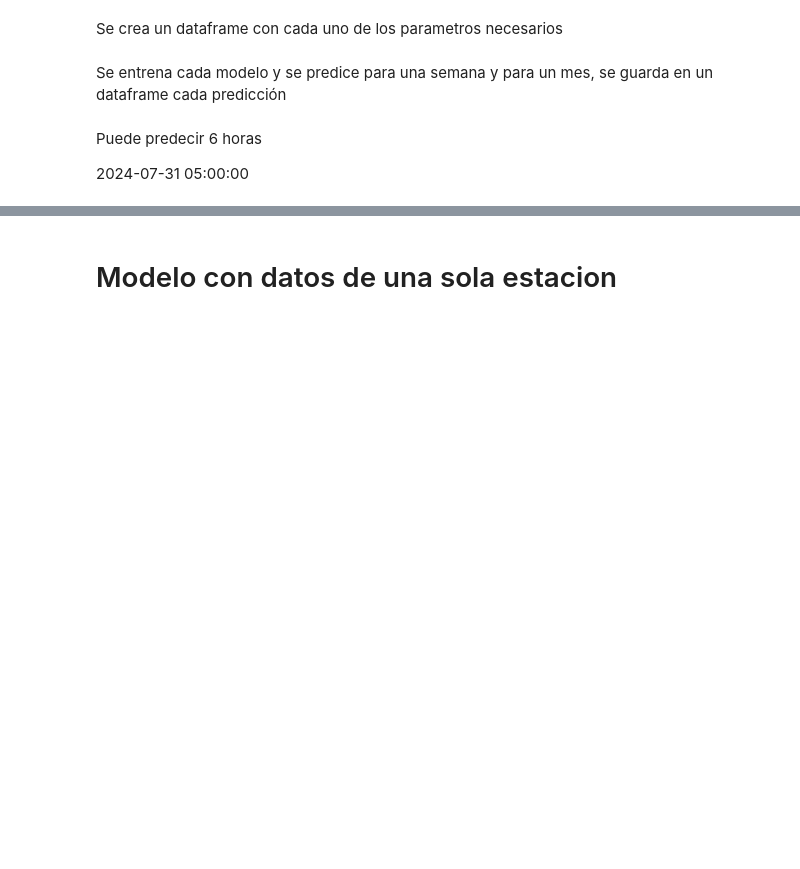
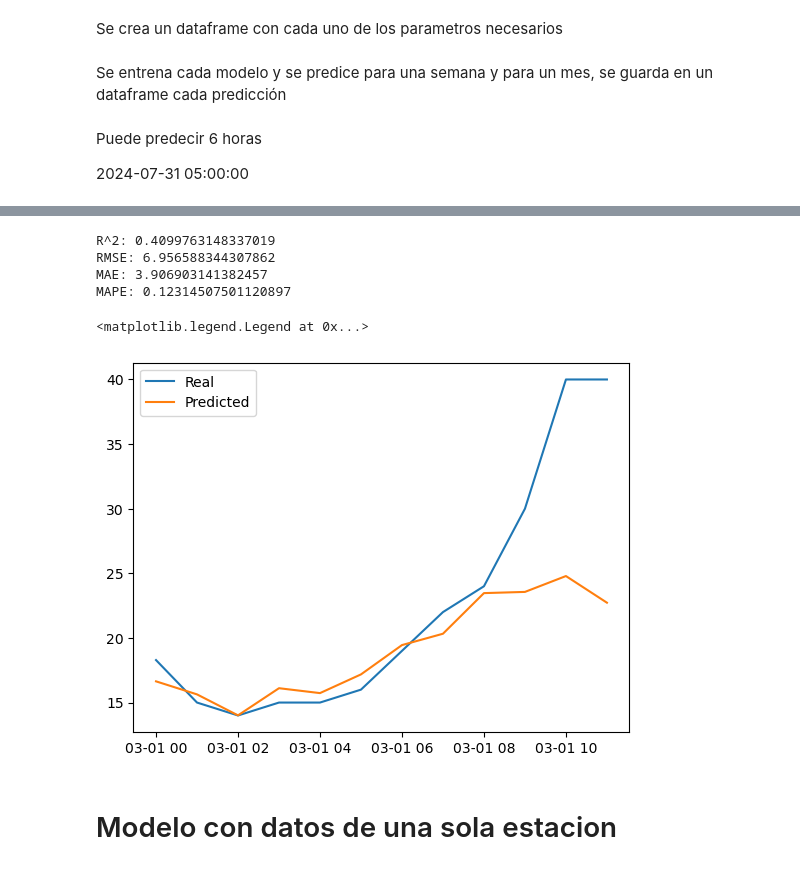
Before and after one commit to Huesoro/Multivariate_Analysis, a Jupyter notebook: Histgradientboosting.ipynb, the cells around one changed output, grey strips where cells are left out. Saved outputs shown, nothing was run; the diff lists cells and outputs as text; code cells hidden in the pictures; blank space fills up the shorter version.

```diff
--- a/Histgradientboosting.ipynb
+++ b/Histgradientboosting.ipynb
@@ -56,8 +77,8 @@ x = df.filter(regex=("SURESTE(?! 2| 3)")).columns
 # %%
 # Split data into train-validation-test
 # ======================================================================================
-end_train = '2024-02-29'
-end_val = '2024-07-30'
+end_train = '2024-02-29 23:00:00'
+end_val = '2024-07-30 23:00:00'
 
 data_train = df.loc[:end_train, :].copy()
 data_val   = df.loc[end_train:end_val, :].copy()
@@ -214,13 +239,13 @@ for region in regions:
 forecaster = ForecasterAutoregMultiVariate(
                 regressor          = LGBMRegressor(random_state=123, verbose=-1),
                 level              = 'SURESTE PM2.5 (UG/M3)', #Hay que hacer que cambie de SURESTE a SURESTE 2, 3 y cada region tiene sus propios numeros
-                lags               = 21,
-                steps              = 6,
+                lags               = 14,
+                steps              = 12,
                 transformer_series = StandardScaler(),
                 transformer_exog   = None,
                 weight_func        = None,
-                n_jobs             = 'auto',
+                n_jobs             = 'auto'
 
             )
 
-forecaster.fit(series=data_train.filter(regex=("SURESTE")))
+forecaster.fit(series=data_train.filter(regex=("SURESTE")), exog=exog_train)
@@ -229,3 +252,5 @@ predictions = forecaster.predict(steps=6, last_window=data_val.filter(regex=("SU
+# %%
+predictions = forecaster.predict(steps=12,exog=exog_val.loc["2024-03-01 00:00:00":])
 # %% [markdown]
 Puede predecir 6 horas
 
@@ -238,19 +286,27 @@ data_test.filter(regex=("SURESTE PM2.5")).loc["2024-07-31"].head(6)
 # %%
 # Get the R^2, RMSE, MAE and MAPE
-r2 = r2_score(data_test.filter(regex=("SURESTE PM2.5")).loc["2024-07-31"].head(6), predictions)
-rmse = mean_squared_error(data_test.filter(regex=("SURESTE PM2.5")).loc["2024-07-31"].head(6), predictions, squared=False)
-mae = mean_absolute_error(data_test.filter(regex=("SURESTE PM2.5")).loc["2024-07-31"].head(6), predictions)
-mape = mean_absolute_percentage_error(data_test.filter(regex=("SURESTE PM2.5")).loc["2024-07-31"].head(6), predictions)
+r2 = r2_score(data_val.filter(regex=("SURESTE PM2.5")).loc["2024-03-01"].head(12), predictions)
+rmse = mean_squared_error(data_val.filter(regex=("SURESTE PM2.5")).loc["2024-03-01"].head(12), predictions, squared=False)
+mae = mean_absolute_error(data_val.filter(regex=("SURESTE PM2.5")).loc["2024-03-01"].head(12), predictions)
+mape = mean_absolute_percentage_error(data_val.filter(regex=("SURESTE PM2.5")).loc["2024-03-01"].head(12), predictions)
 
 print(f"R^2: {r2}")
 print(f"RMSE: {rmse}")
 print(f"MAE: {mae}")
 print(f"MAPE: {mape}")
+# %% [output]
+R^2: 0.4099763148337019
+RMSE: 6.956588344307862
+MAE: 3.906903141382457
+MAPE: 0.12314507501120897
 # %%
 # Plot the predicted, vs real
-plt.plot(data_test.filter(regex=("SURESTE PM2.5")).loc["2024-07-31"].head(6), label="Real")
+plt.plot(data_val.filter(regex=("SURESTE PM2.5")).loc["2024-03-01"].head(12), label="Real")
 plt.plot(predictions, label="Predicted")
 plt.legend()
+# %% [output]
+<matplotlib.legend.Legend at 0x...>
+[figure, added]
 # %% [markdown]
 # Modelo con datos de una sola estacion
 # %%
```
Also changed, not shown: parts of 17 cells of this notebook.
